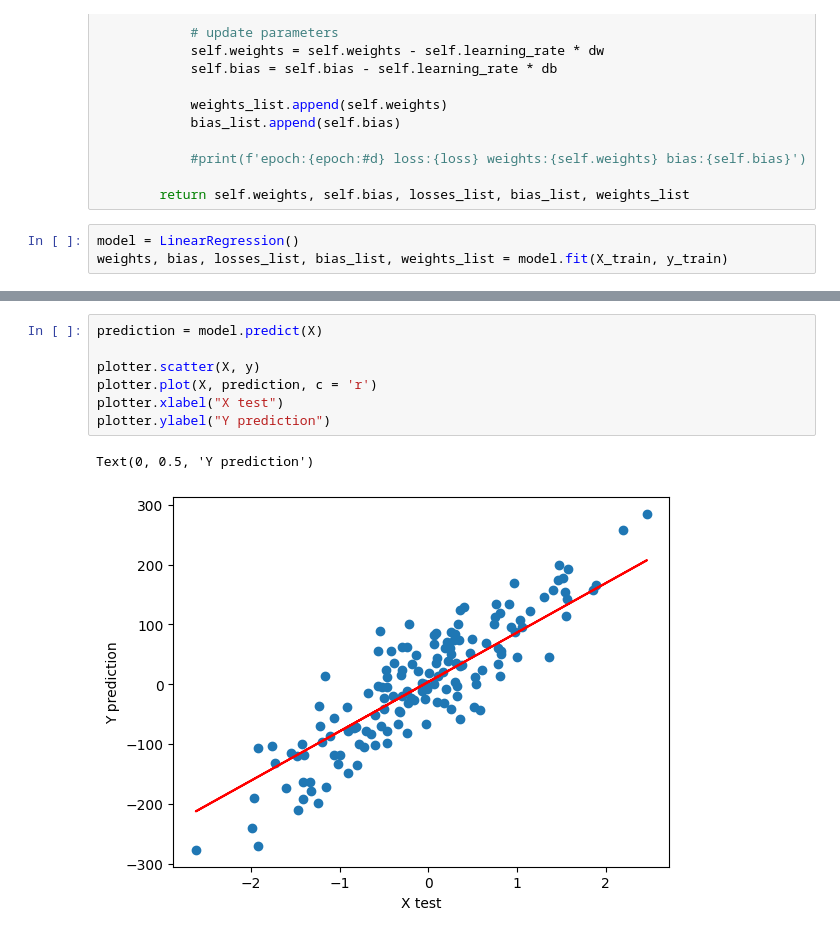
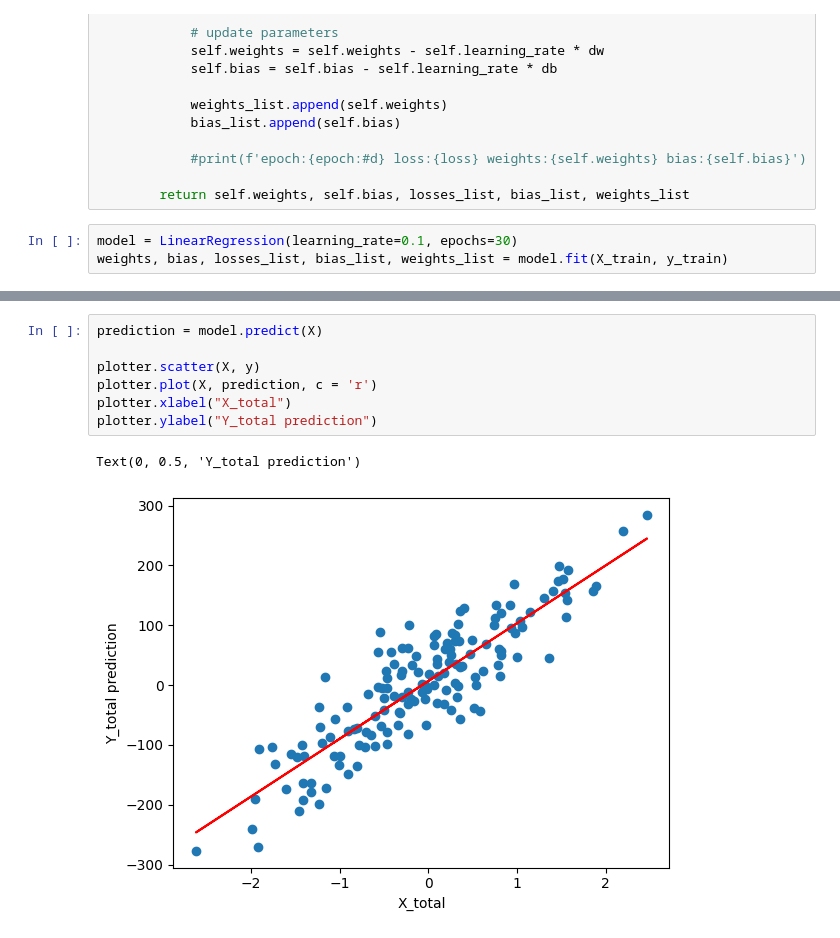
Before and after one commit to bisaacma-iteso/aprendizaje_automatico, a Jupyter notebook: aprendiendo-machin/notebooks/1.bima_linear_regression.ipynb, the cells around one changed output, grey strips where cells are left out. Saved outputs shown, nothing was run; the diff lists cells and outputs as text.

```diff
--- a/aprendiendo-machin/notebooks/1.bima_linear_regression.ipynb
+++ b/aprendiendo-machin/notebooks/1.bima_linear_regression.ipynb
@@ -92,7 +92,7 @@ class LinearRegression:
 
         return self.weights, self.bias, losses_list, bias_list, weights_list
 # %%
-model = LinearRegression()
+model = LinearRegression(learning_rate=0.1, epochs=30)
 weights, bias, losses_list, bias_list, weights_list = model.fit(X_train, y_train)
 # %%
 plotter.subplot(1, 3, 1)
@@ -115,13 +115,13 @@ Text(0, 0.5, 'loss')
 # %%
 prediction = model.predict(X)
 
 plotter.scatter(X, y)
 plotter.plot(X, prediction, c = 'r')
-plotter.xlabel("X test")
-plotter.ylabel("Y prediction")
+plotter.xlabel("X_total")
+plotter.ylabel("Y_total prediction")
 # %% [output]
-Text(0, 0.5, 'Y prediction')
+Text(0, 0.5, 'Y_total prediction')
-[figure, old version]
+[figure, new version]
 # %%
 prediction = model.predict(X_test)
 
```
Also changed, not shown: parts of 2 cells of this notebook.
